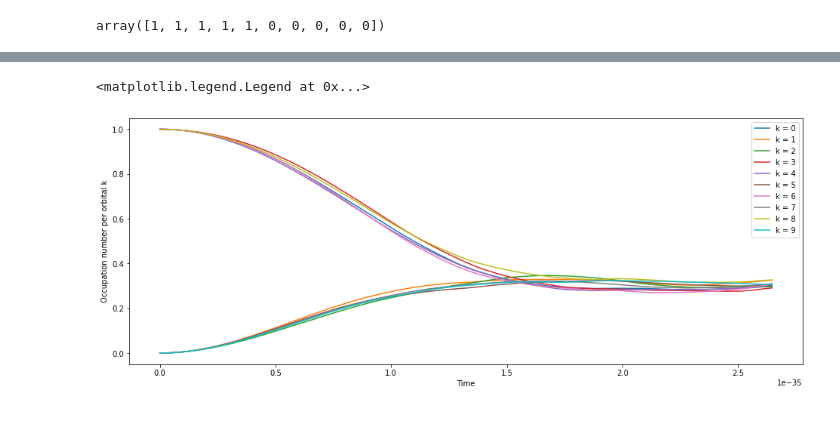
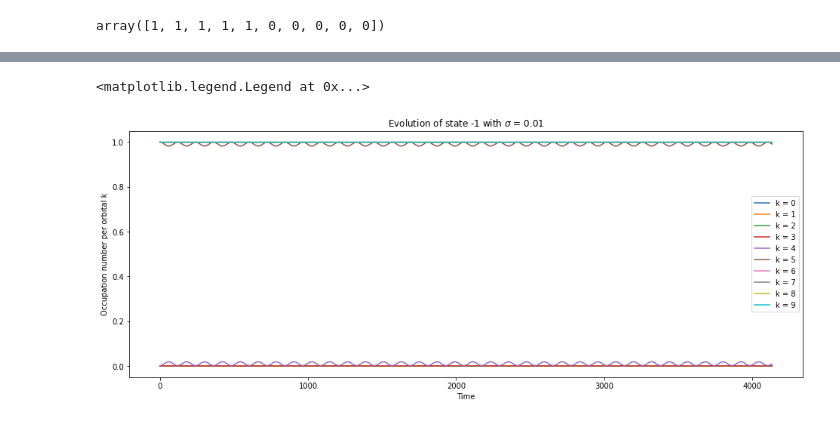
Before and after one commit to justas-b/strongly-interacting-many-body-systems-using-GPUs, a Jupyter notebook: main_code.ipynb, the cells around one changed output, grey strips where cells are left out. Saved outputs shown, nothing was run; the diff lists cells and outputs as text; code cells hidden in the pictures.

```diff
--- a/main_code.ipynb
+++ b/main_code.ipynb
@@ -201,0 +150,3 @@ def D_evo(t):
+# %%
+sigma_w = 0.01
+init_state = -1
@@ -255 +257,5 @@ plot_init_state(arr, state)
+# %%
+s = np.zeros(size(k,m))
+# %%
+s[init_state] = 1
 # %%
@@ -268,31 +274,46 @@ dt = hbar/1000
 # %%
-for i in range(252):
+for i in range(500):
     t[i] = dt*i
-    k0[i] = occupation_number(dt, i, 67, 0)
-    k1[i] = occupation_number(dt, i, 67, 1)
-    k2[i] = occupation_number(dt, i, 67, 2)
-    k3[i] = occupation_number(dt, i, 67, 3)
-    k4[i] = occupation_number(dt, i, 67, 4)
-    k5[i] = occupation_number(dt, i, 67, 5)
-    k6[i] = occupation_number(dt, i, 67, 6)
-    k7[i] = occupation_number(dt, i, 67, 7)
-    k8[i] = occupation_number(dt, i, 67, 8)
-    k9[i] = occupation_number(dt, i, 67, 9)
+
+    if i==0:
+        k0[i] = occupation_number(s, 0)
+        k1[i] = occupation_number(s, 1)
+        k2[i] = occupation_number(s, 2)
+        k3[i] = occupation_number(s, 3)
+        k4[i] = occupation_number(s, 4)
+        k5[i] = occupation_number(s, 5)
+        k6[i] = occupation_number(s, 6)
+        k7[i] = occupation_number(s, 7)
+        k8[i] = occupation_number(s, 8)
+        k9[i] = occupation_number(s, 9)
+    else:
+        s = next_state(V_t(dt), s)
+        k0[i] = occupation_number(s, 0)
+        k1[i] = occupation_number(s, 1)
+        k2[i] = occupation_number(s, 2)
+        k3[i] = occupation_number(s, 3)
+        k4[i] = occupation_number(s, 4)
+        k5[i] = occupation_number(s, 5)
+        k6[i] = occupation_number(s, 6)
+        k7[i] = occupation_number(s, 7)
+        k8[i] = occupation_number(s, 8)
+        k9[i] = occupation_number(s, 9)
 # %%
 fig, axes = plt.subplots(figsize=((16,6)))
 axes.plot(t,k0, label='k = 0')
 axes.plot(t,k1, label='k = 1')
 axes.plot(t,k2, label='k = 2')
 axes.plot(t,k3, label='k = 3')
 axes.plot(t,k4, label='k = 4')
 axes.plot(t,k5, label='k = 5')
 axes.plot(t,k6, label='k = 6')
 axes.plot(t,k7, label='k = 7')
 axes.plot(t,k8, label='k = 8')
 axes.plot(t,k9, label='k = 9')
 axes.set_xlabel("Time")
 axes.set_ylabel("Occupation number per orbital k")
+axes.set_title(f"Evolution of state {init_state} with $\sigma$ = {sigma_w}")
 axes.legend()
 # %% [output]
 <matplotlib.legend.Legend at 0x...>
-[figure, old version]
+[figure, new version]
```
Also changed, not shown: parts of 27 cells of this notebook.
